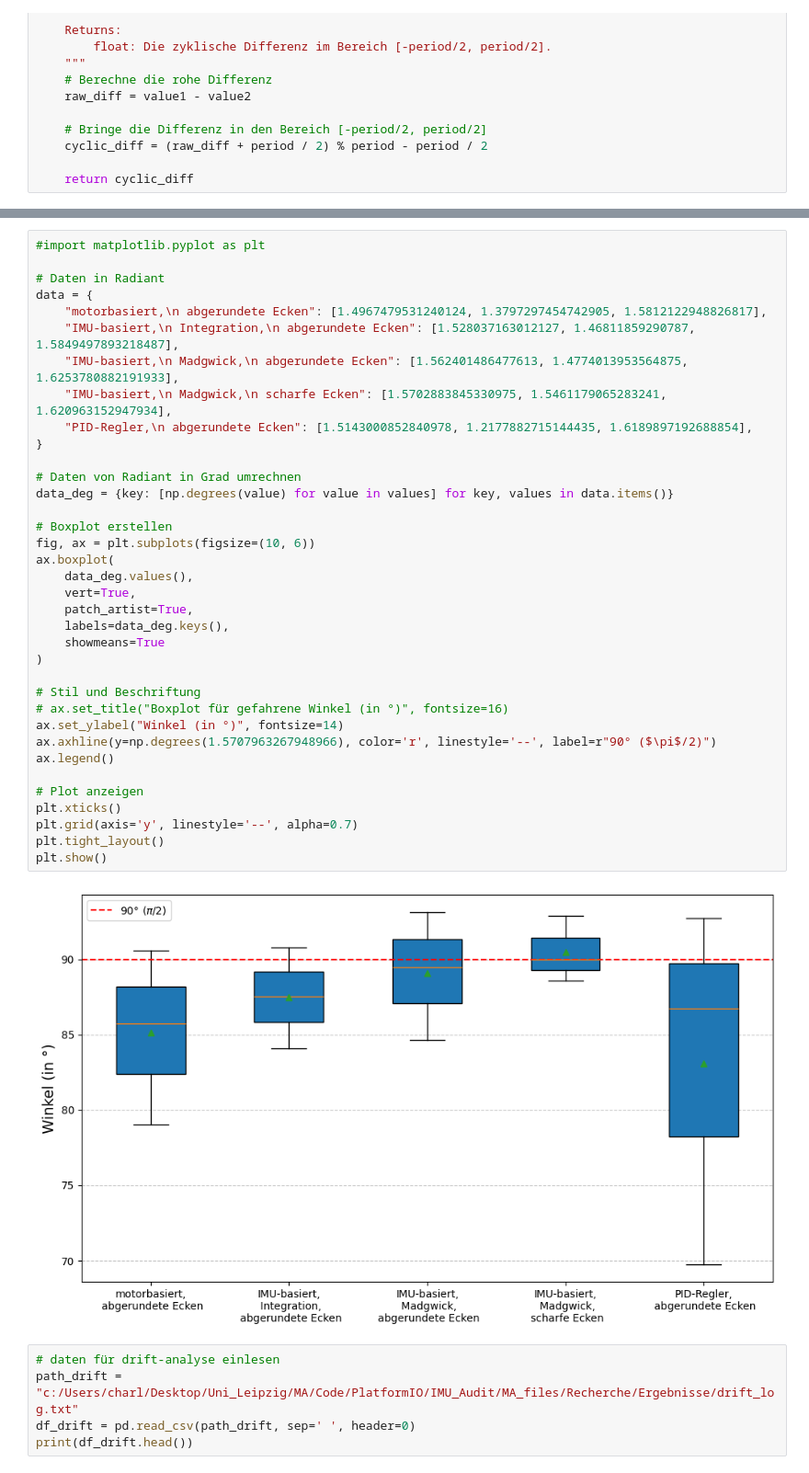
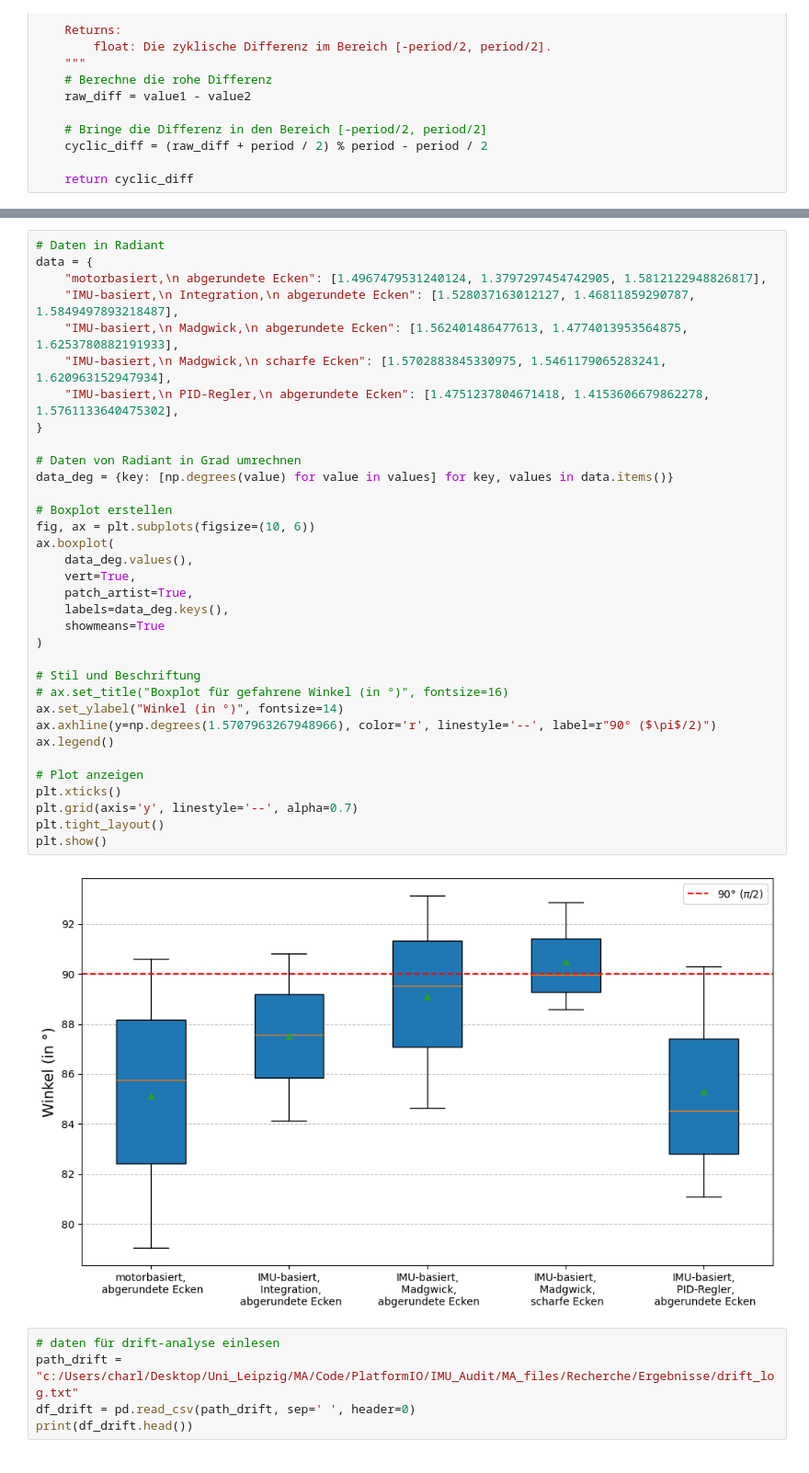
Before and after one commit to charlotte-strg/IMU_Audit, a Jupyter notebook: src/runs_on_pc/ergebnisse_viz.ipynb, the cells around one changed output, grey strips where cells are left out. Shown: that part at 92% size. Saved outputs shown, nothing was run; the diff lists cells and outputs as text.

```diff
--- a/src/runs_on_pc/ergebnisse_viz.ipynb
+++ b/src/runs_on_pc/ergebnisse_viz.ipynb
@@ -648,41 +396,39 @@ angle_diff_max: 1.6189897192688854
 # %%
-#import matplotlib.pyplot as plt
-
 # Daten in Radiant
 data = {
     "motorbasiert,\n abgerundete Ecken": [1.4967479531240124, 1.3797297454742905, 1.5812122948826817],
     "IMU-basiert,\n Integration,\n abgerundete Ecken": [1.528037163012127, 1.46811859290787, 1.5849497893218487],
     "IMU-basiert,\n Madgwick,\n abgerundete Ecken": [1.562401486477613, 1.4774013953564875, 1.6253780882191933],
     "IMU-basiert,\n Madgwick,\n scharfe Ecken": [1.5702883845330975, 1.5461179065283241, 1.620963152947934],
-    "PID-Regler,\n abgerundete Ecken": [1.5143000852840978, 1.2177882715144435, 1.6189897192688854],
+    "IMU-basiert,\n PID-Regler,\n abgerundete Ecken": [1.4751237804671418, 1.4153606679862278, 1.5761133640475302],
 }
 
 # Daten von Radiant in Grad umrechnen
 data_deg = {key: [np.degrees(value) for value in values] for key, values in data.items()}
 
 # Boxplot erstellen
 fig, ax = plt.subplots(figsize=(10, 6))
 ax.boxplot(
     data_deg.values(),
     vert=True,
     patch_artist=True,
     labels=data_deg.keys(),
     showmeans=True
 )
 
 # Stil und Beschriftung
 # ax.set_title("Boxplot für gefahrene Winkel (in °)", fontsize=16)
 ax.set_ylabel("Winkel (in °)", fontsize=14)
 ax.axhline(y=np.degrees(1.5707963267948966), color='r', linestyle='--', label=r"90° ($\pi$/2)")
 ax.legend()
 
 # Plot anzeigen
 plt.xticks()
 plt.grid(axis='y', linestyle='--', alpha=0.7)
 plt.tight_layout()
 plt.show()
 # %% [output]
-[figure, old version]
+[figure, new version]
 # %%
 # daten für drift-analyse einlesen
 path_drift = "c:/Users/charl/Desktop/Uni_Leipzig/MA/Code/PlatformIO/IMU_Audit/MA_files/Recherche/Ergebnisse/drift_log.txt"
```
Also changed, not shown: parts of 26 cells of this notebook, 15 other files.
